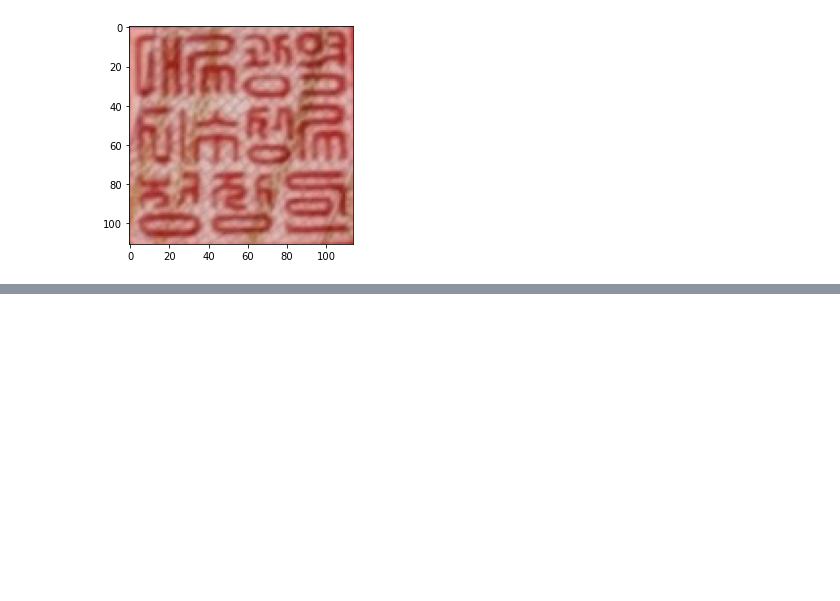
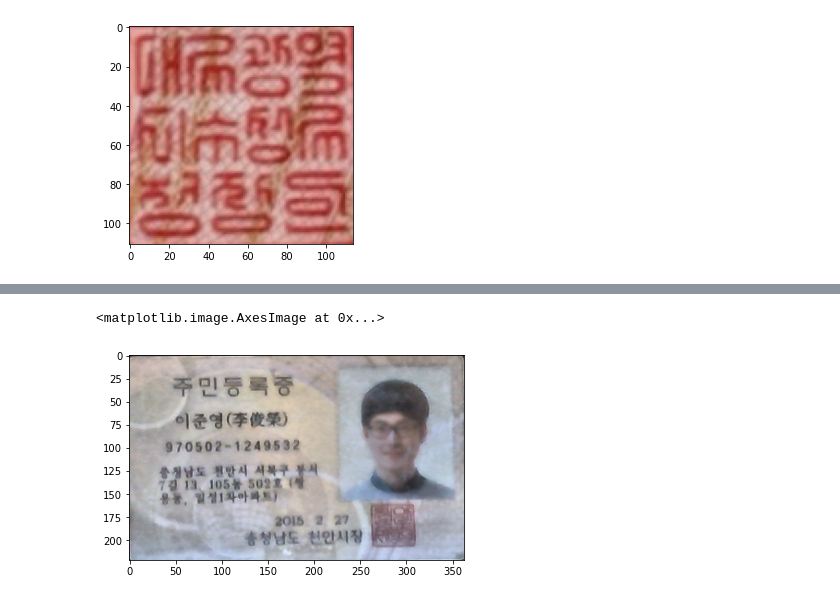
Before and after one commit to RockhoRockho/FG_Vision, a Jupyter notebook: 주민등록증 인식.ipynb, the cells around one changed output, grey strips where cells are left out. Saved outputs shown, nothing was run; the diff lists cells and outputs as text; code cells hidden in the pictures; blank space fills up the shorter version.

```diff
--- a/주민등록증 인식.ipynb
+++ b/주민등록증 인식.ipynb
@@ -156,0 +281,18 @@ image12 = noise_removal(image12)
+# %%
+#노이즈 캔슬링
+# warped = cv2.fastNlMeansDenoisingColored(delay_frame[-1], None, 10, 10, 7, 21)
+
+#반사광
+warped = cv2.cvtColor(delay_frame[-1], cv2.COLOR_RGB2HSV)
+h, s, v = cv2.split(warped)
+
+clahe = cv2.createCLAHE(clipLimit = 2.0, tileGridSize = (8, 8))
+v = clahe.apply(v)
+
+warped = cv2.merge([h, s, v])
+warped = cv2.cvtColor(warped, cv2.COLOR_HSV2RGB)
+dst_rgb = cv2.cvtColor(warped, cv2.COLOR_BGR2RGB)
+plt.imshow(dst_rgb)
+# %% [output]
+<matplotlib.image.AxesImage at 0x...>
+[figure, added]
```
Also changed, not shown: parts of 3 cells of this notebook, 1 other file.
